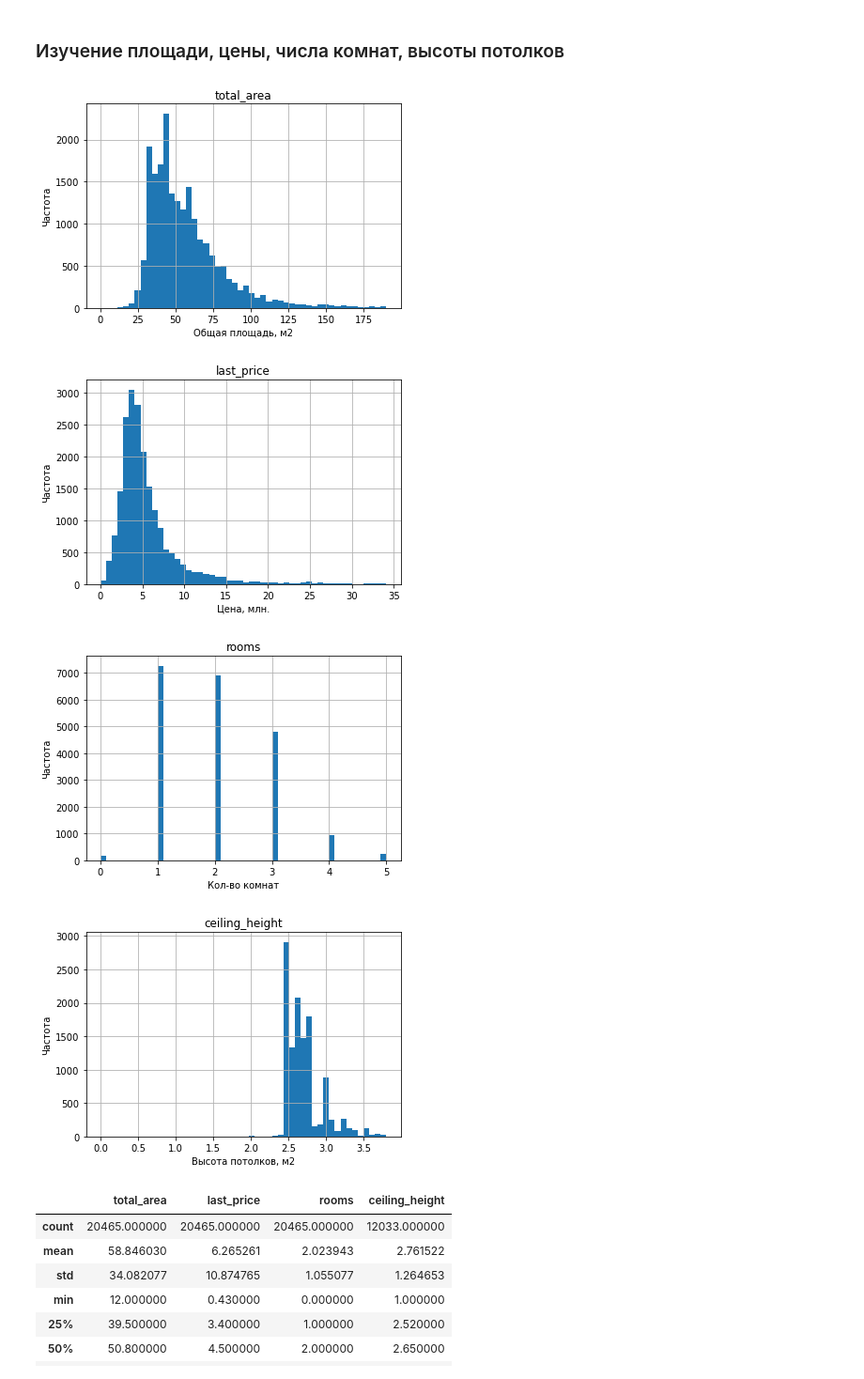
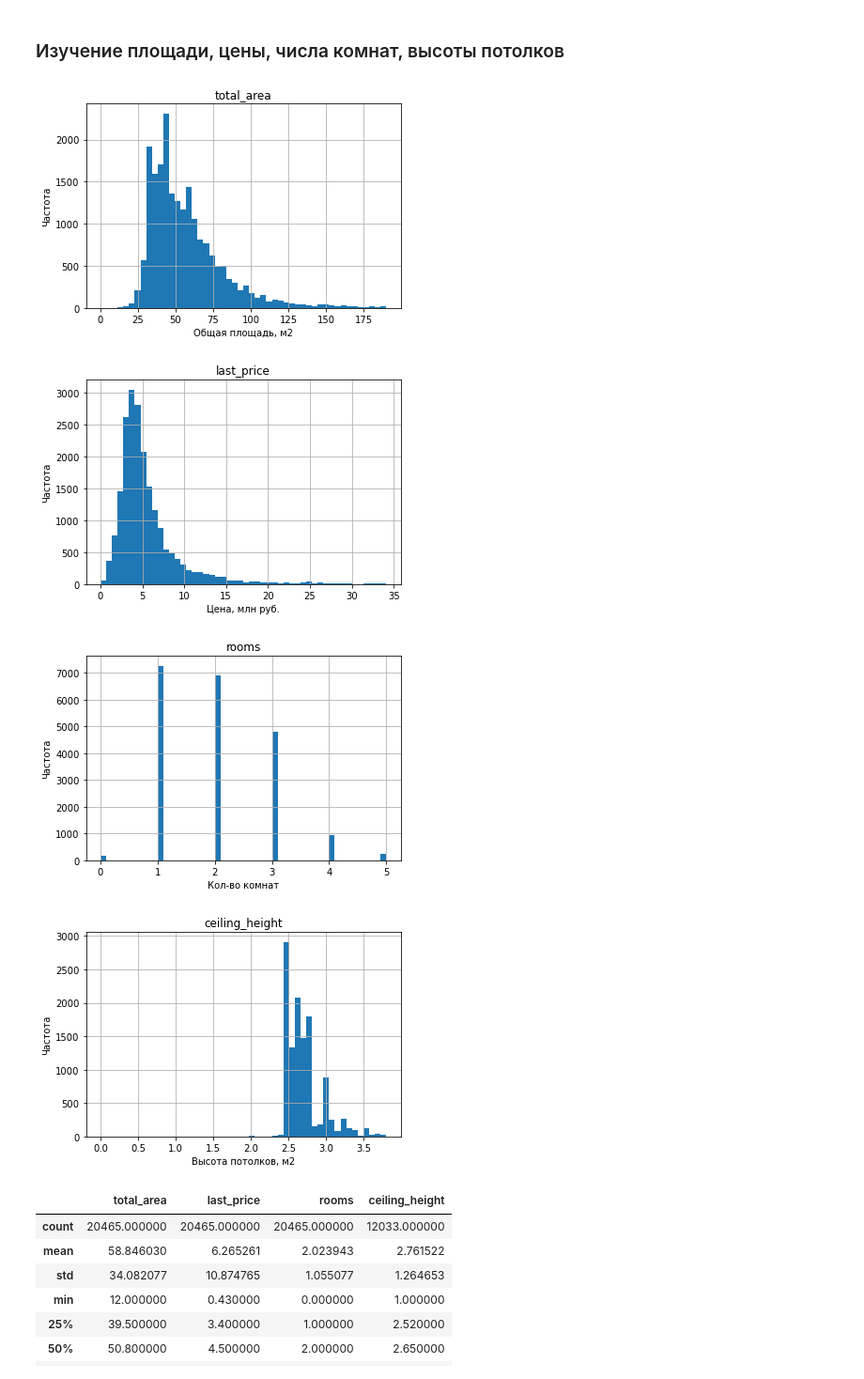
Before and after one commit to Oleg-Volontsevich/Yandex_Practicum_Projects, a Jupyter notebook: project02_apartments_for_sale_analyzing/yp_project_02.ipynb, the cells around one changed output. Shown at 94% size. Drawn from its saved outputs; the diff is of its cells as text; code cells hidden in the pictures.

```diff
--- a/project02_apartments_for_sale_analyzing/yp_project_02.ipynb
+++ b/project02_apartments_for_sale_analyzing/yp_project_02.ipynb
@@ -358,19 +358,19 @@ data.head(3)
 ### Изучение площади, цены, числа комнат, высоты потолков
 # %%
 i=0
-xlable_list = ['Общая площадь, м2', 'Цена, млн.', 'Кол-во комнат', 'Высота потолков, м2']
+xlable_list = ['Общая площадь, м2', 'Цена, млн руб.', 'Кол-во комнат', 'Высота потолков, м2']
 col_list = ['total_area', 'last_price', 'rooms', 'ceiling_height']
 
 for col in col_list:
     q99=data[col].quantile(0.99)
     data.hist(column=col, bins=50, range=(0, q99))
     plt.ylabel('Частота')
     plt.xlabel(xlable_list[i])
     i+=1
     plt.show()
 # %% [output]
 [figure]
-[figure, old version]
+[figure, new version]
 [figure]
 [figure]
 # %%
```
Also changed, not shown: parts of 83 cells of this notebook.
